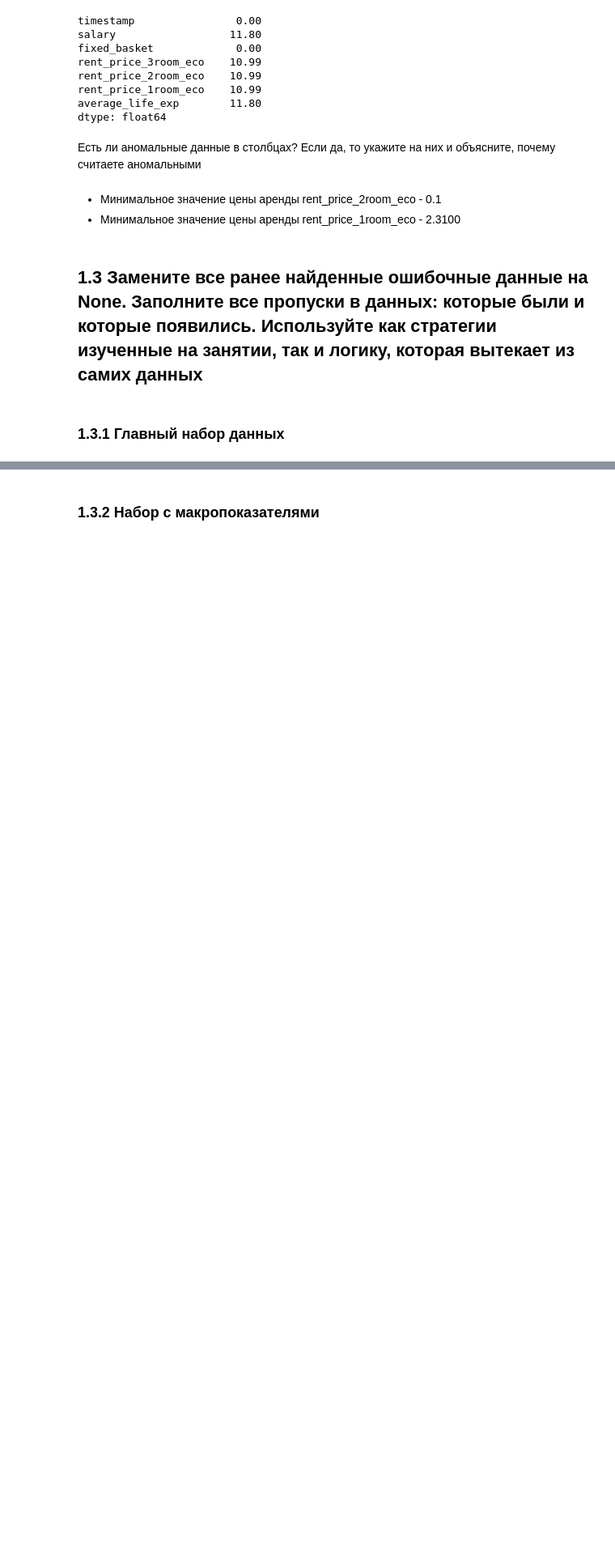
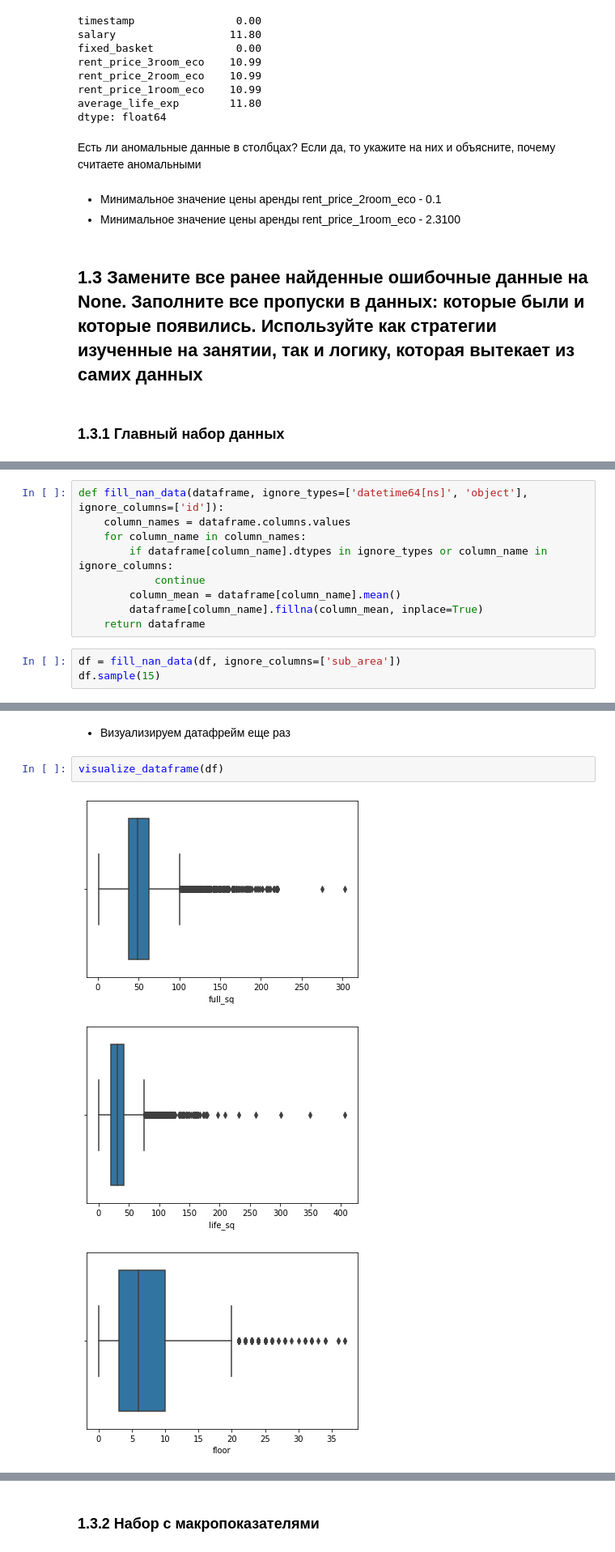
Before and after one commit to modernpacifist/engineering-of-machine-learning-urfu, a Jupyter notebook: python-pro-level/Notebooks/ResultantProject.ipynb, the cells around one changed output, grey strips where cells are left out. Shown: that part at 81% size. Saved outputs shown, nothing was run; the diff lists cells and outputs as text; blank space fills up the shorter version.

```diff
--- a/python-pro-level/Notebooks/ResultantProject.ipynb
+++ b/python-pro-level/Notebooks/ResultantProject.ipynb
@@ -353,0 +433,12 @@ df.head()
+# %%
+def fill_nan_data(dataframe, ignore_types=['datetime64[ns]', 'object'], ignore_columns=['id']):
+    column_names = dataframe.columns.values
+    for column_name in column_names:
+        if dataframe[column_name].dtypes in ignore_types or column_name in ignore_columns:
+            continue
+        column_mean = dataframe[column_name].mean()
+        dataframe[column_name].fillna(column_mean, inplace=True)
+    return dataframe
+# %%
+df = fill_nan_data(df, ignore_columns=['sub_area'])
+df.sample(15)
@@ -353,0 +481,8 @@ df.head()
+# %% [markdown]
+- Визуализируем датафрейм еще раз
+# %%
+visualize_dataframe(df)
+# %% [output]
+[figure, added]
+[figure, added]
+[figure, added]
```
Also changed, not shown: parts of 42 cells of this notebook.
